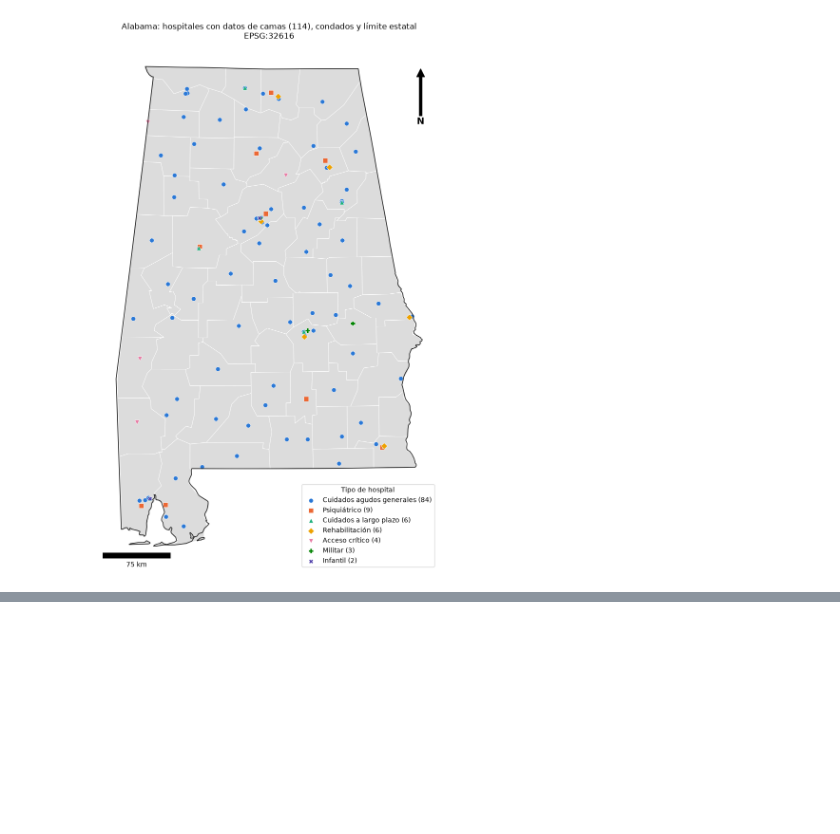
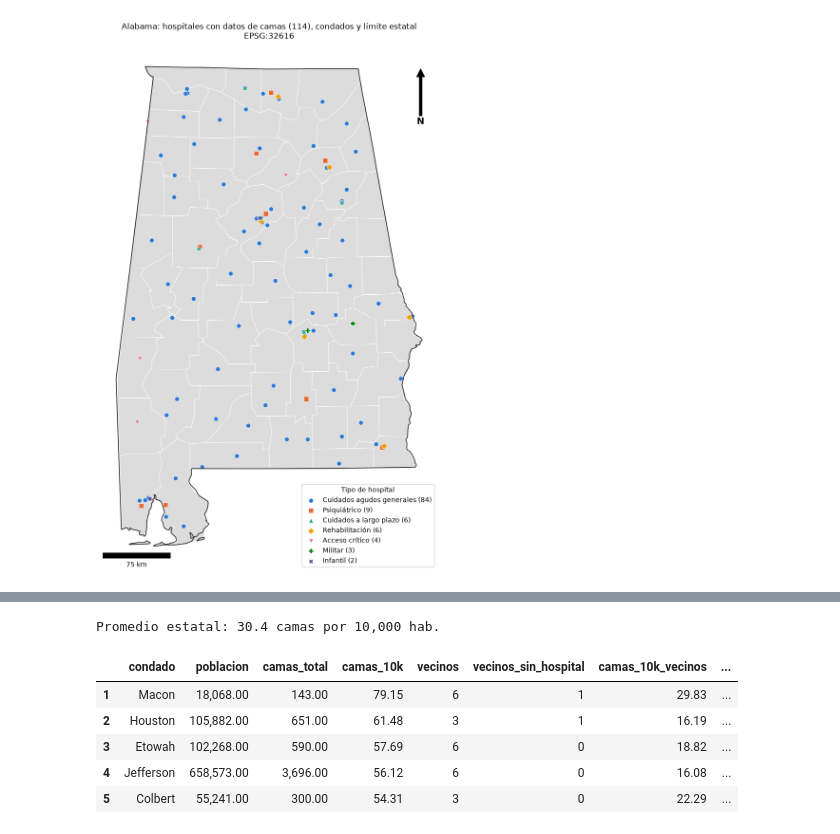
Before and after one commit to Branuvg/lab5_modsim, a Jupyter notebook: lab5.ipynb, the cells around one changed output, grey strips where cells are left out. Drawn from its saved outputs; the diff is of its cells as text; code cells hidden in the pictures; blank space fills up the shorter version.

```diff
--- a/lab5.ipynb
+++ b/lab5.ipynb
@@ -231,0 +299,26 @@ plt.show()
+# %%
+top5c = stats_cty.sort_values("camas_10k", ascending=False).head(5).copy()
+geo_idx = cty_p.set_index("fips").geometry
+rows = []
+for _, r in top5c.iterrows():
+    neigh = cty_p[cty_p.geometry.touches(geo_idx[r.fips])]["fips"]
+    nb = stats_cty[stats_cty["fips"].isin(neigh)]
+    big_h = hosp_p[hosp_p["fips_condado"] == r.fips].sort_values("camas_total", ascending=False).iloc[0]
+    rows.append({"condado": r.nombre, "poblacion": r.poblacion, "camas_total": r.camas_total,
+                 "camas_10k": r.camas_10k, "vecinos": len(nb), "vecinos_sin_hospital": int((nb.hospitales == 0).sum()),
+                 "camas_10k_vecinos": 1e4 * nb.camas_total.sum() / nb.poblacion.sum(),
+                 "camas_10k_regional": 1e4 * (r.camas_total + nb.camas_total.sum()) / (r.poblacion + nb.poblacion.sum()),
+                 "hospital_principal": f"{big_h.nombre.title()} ({big_h.camas_total:.0f} camas)"})
+top5_tbl = pd.DataFrame(rows)
+top5_tbl.index += 1
+print(f"Promedio estatal: {1e4 * stats_cty.camas_total.sum() / stats_cty.poblacion.sum():.1f} camas por 10,000 hab.")
+with pd.option_context("display.max_colwidth", 60):
+    display(top5_tbl)
+# %% [output]
+Promedio estatal: 30.4 camas por 10,000 hab.
+|  | condado | poblacion | camas_total | camas_10k | vecinos | vecinos_sin_hospital | camas_10k_vecinos | ... |
+| 1 | Macon | 18,068.00 | 143.00 | 79.15 | 6 | 1 | 29.83 | ... |
+| 2 | Houston | 105,882.00 | 651.00 | 61.48 | 3 | 1 | 16.19 | ... |
+| 3 | Etowah | 102,268.00 | 590.00 | 57.69 | 6 | 0 | 18.82 | ... |
+| 4 | Jefferson | 658,573.00 | 3,696.00 | 56.12 | 6 | 0 | 16.08 | ... |
+| 5 | Colbert | 55,241.00 | 300.00 | 54.31 | 3 | 0 | 22.29 | ... |
```
Also changed, not shown: parts of 7 cells of this notebook.
